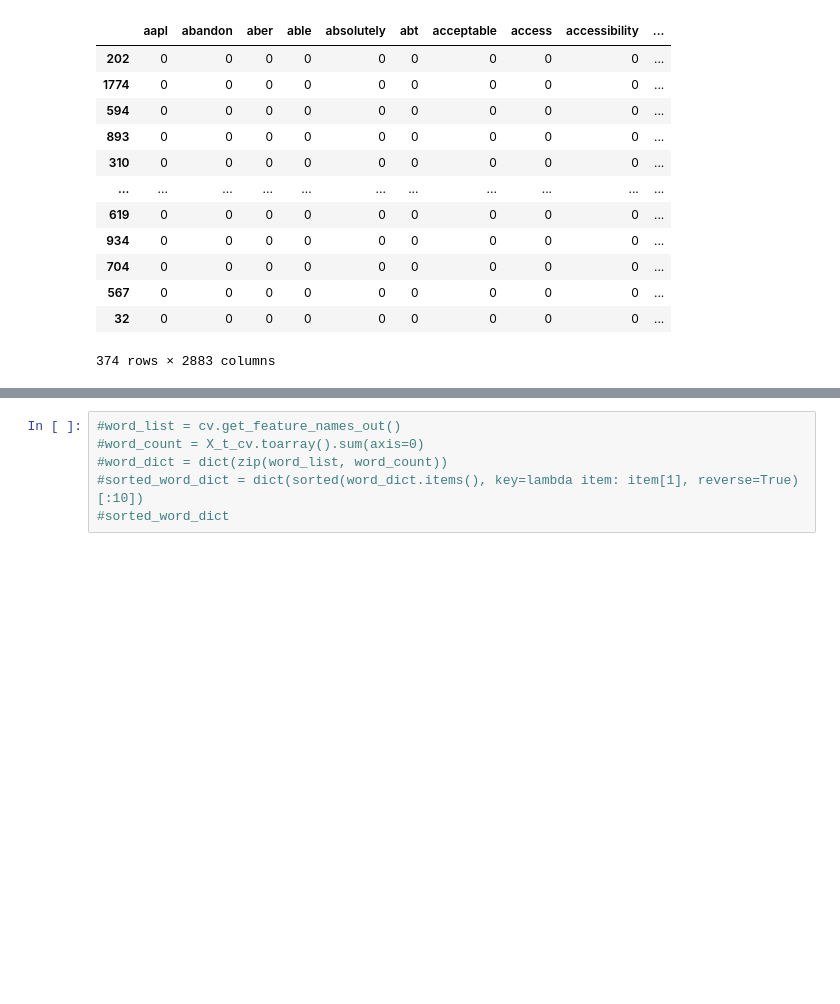
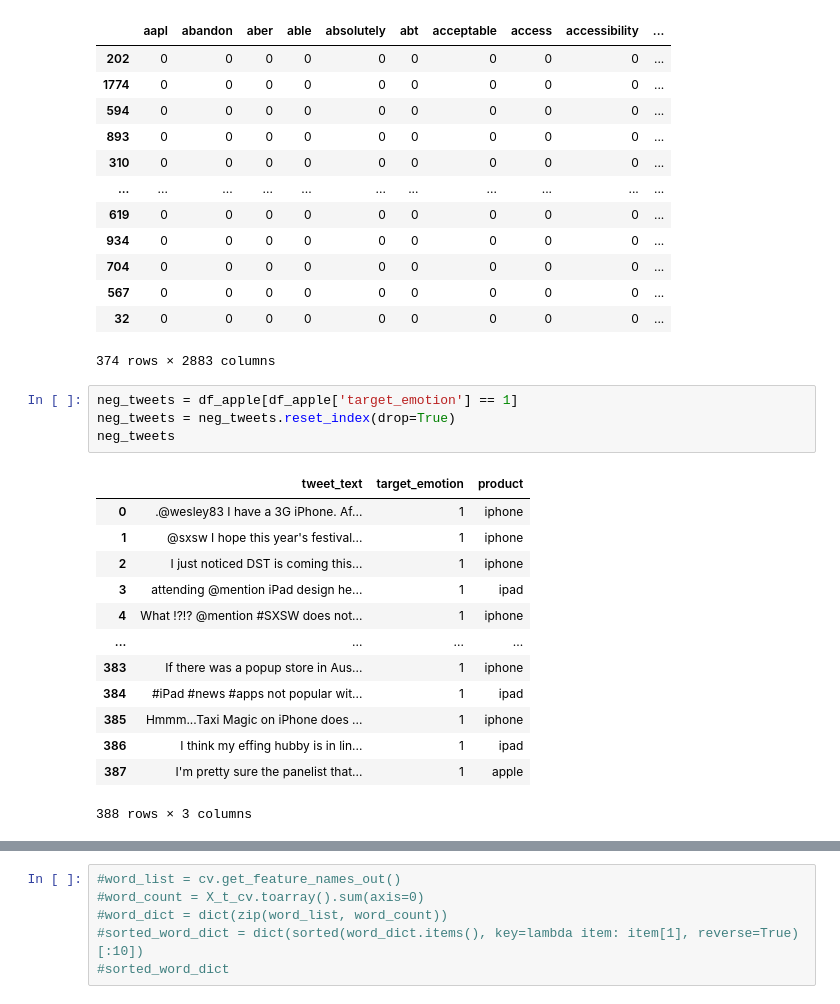
Before and after one commit to myt-hue/NLP-Customer-Sentiment-, a Jupyter notebook: notebook_Dan.ipynb, the cells around one changed output, grey strips where cells are left out. Saved outputs shown, nothing was run; the diff lists cells and outputs as text; blank space fills up the shorter version.

```diff
--- a/notebook_Dan.ipynb
+++ b/notebook_Dan.ipynb
@@ -382,3 +386,21 @@ X_val_cv
 | 567 | 0 | 0 | 0 | 0 | 0 | 0 | 0 | 0 | 0 | ... |
 | 32 | 0 | 0 | 0 | 0 | 0 | 0 | 0 | 0 | 0 | ... |
 374 rows × 2883 columns
+# %%
+neg_tweets = df_apple[df_apple['target_emotion'] == 1]
+neg_tweets = neg_tweets.reset_index(drop=True)
+neg_tweets
+# %% [output]
+|  | tweet_text | target_emotion | product |
+| 0 | .@wesley83 I have a 3G iPhone. Af... | 1 | iphone |
+| 1 | @sxsw I hope this year's festival... | 1 | iphone |
+| 2 | I just noticed DST is coming this... | 1 | iphone |
+| 3 | attending @mention iPad design he... | 1 | ipad |
+| 4 | What !?!? @mention #SXSW does not... | 1 | iphone |
+| ... | ... | ... | ... |
+| 383 | If there was a popup store in Aus... | 1 | iphone |
+| 384 | #iPad #news #apps not popular wit... | 1 | ipad |
+| 385 | Hmmm...Taxi Magic on iPhone does ... | 1 | iphone |
+| 386 | I think my effing hubby is in lin... | 1 | ipad |
+| 387 | I'm pretty sure the panelist that... | 1 | apple |
+388 rows × 3 columns
```
Also changed, not shown: parts of 11 cells of this notebook.
